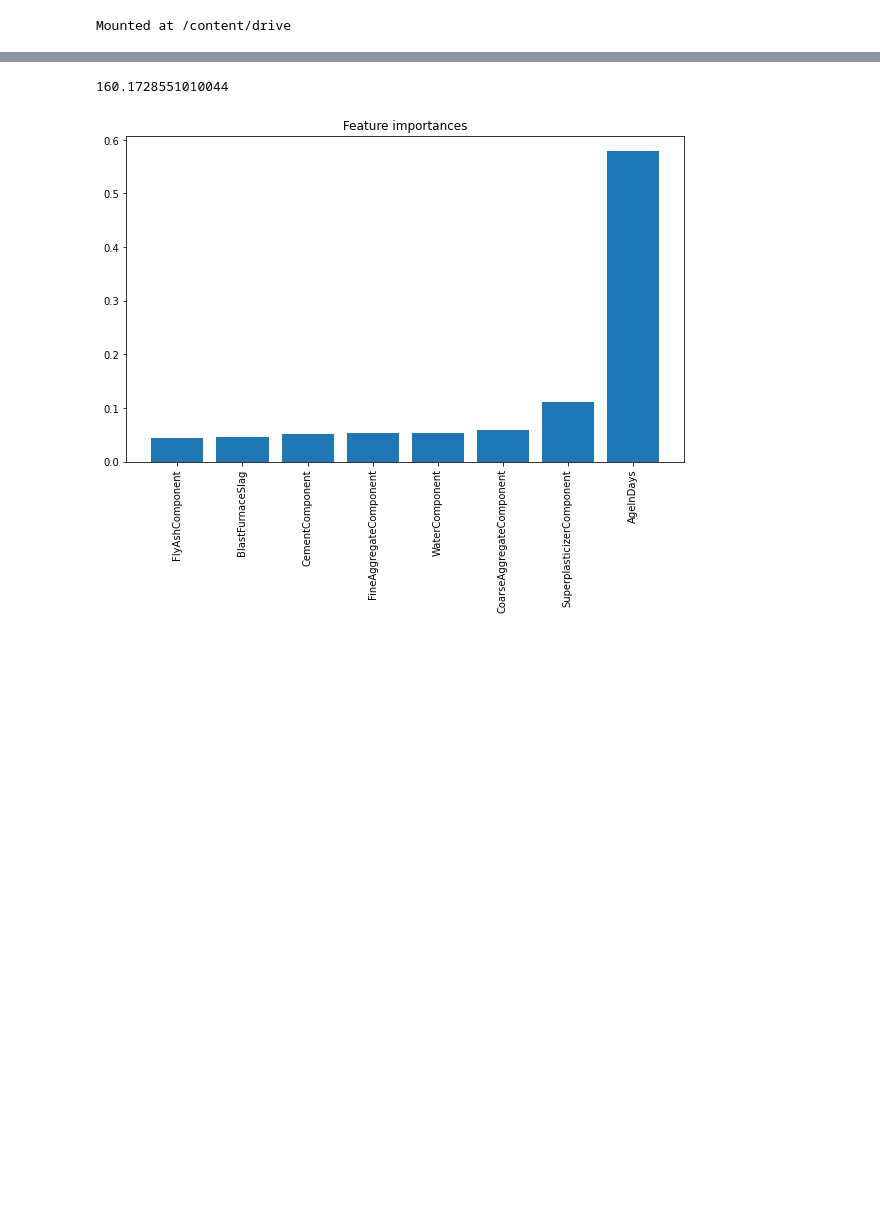
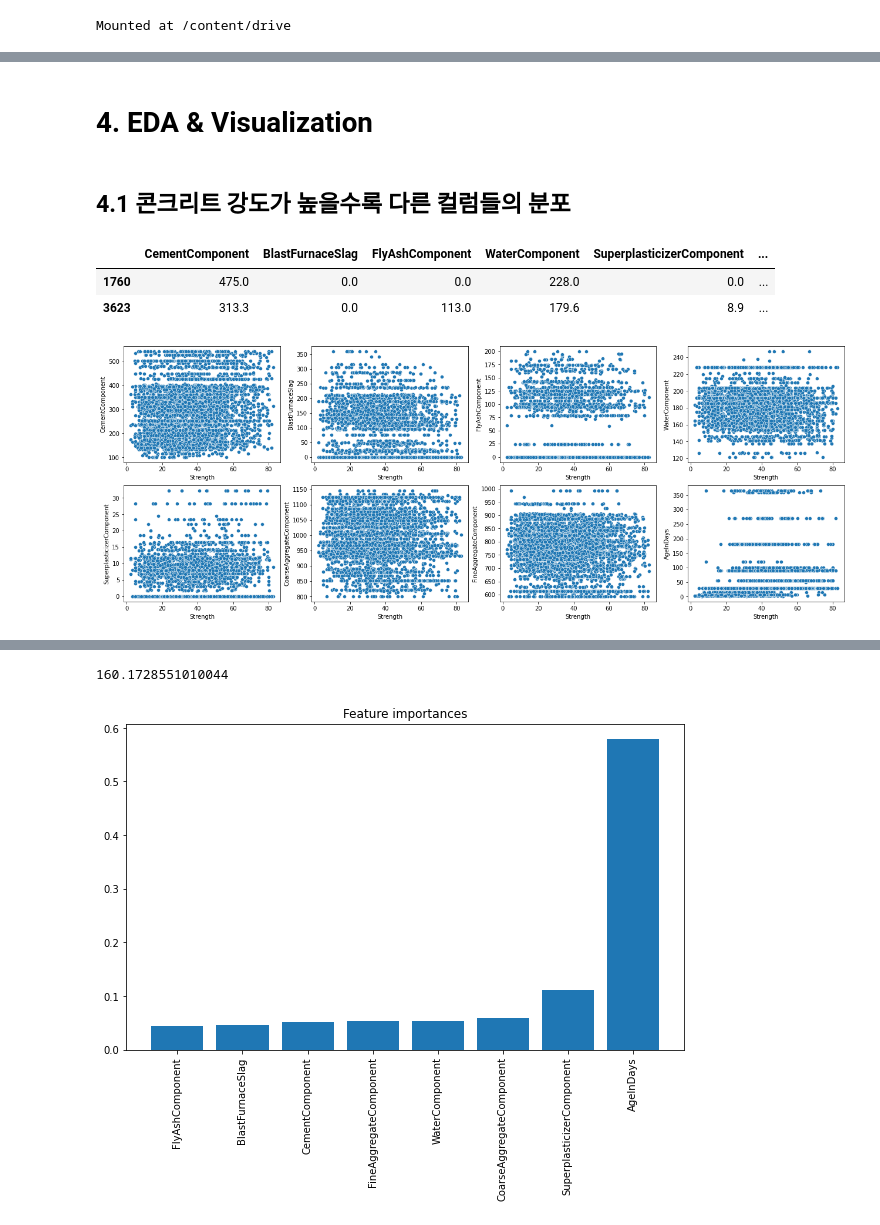
Before and after one commit to JaeHong-Park987/Kaggle, a Jupyter notebook: Playground Series/Season3/9/Episode 9.ipynb, the cells around one changed output, grey strips where cells are left out. Drawn from its saved outputs; the diff is of its cells as text; code cells hidden in the pictures; blank space fills up the shorter version.

Commit message:
콘크리트 강도 예측 - 콘크리트 강도가 높을수록 다른 컬럼들의 분포는? / 콘크리트를 구성하는 골재 비율은? / 방치된 일 수가 특출나게 높은 데이터는?

```diff
--- a/Playground Series/Season3/9/Episode 9.ipynb
+++ b/Playground Series/Season3/9/Episode 9.ipynb
@@ -144,0 +26,2 @@ df_train[df_train['Strength'] >= 80]
+# %%
+df = df_train.drop(['id'], axis = 1)
@@ -144,0 +112,8 @@ df_train[df_train['Strength'] >= 80]
+# %%
+# 골재 총합
+df['totalAggregate'] = df['CoarseAggregateComponent'] + df['FineAggregateComponent']
+# 혼합량 총합
+df['totalComponent'] = df[df.columns[0]] + df[df.columns[1]] + df[df.columns[2]] + df[df.columns[3]] + df[df.columns[4]] + df[df.columns[9]]
+# 골재 비율 = (골재 총합 / 혼합량 총합) * 100
+df['aggregate_ratio'] = round((df['totalAggregate'] / df['totalComponent']) * 100, 1)
+df.head()
@@ -144,0 +127,26 @@ df_train[df_train['Strength'] >= 80]
+# %% [markdown]
+# 4. EDA & Visualization
+# %% [markdown]
+## 4.1 콘크리트 강도가 높을수록 다른 컬럼들의 분포
+# %%
+# 콘크리트 강도 최대값의 데이터
+df[df['Strength'] == df['Strength'].max()]
+# %% [output]
+|  | CementComponent | BlastFurnaceSlag | FlyAshComponent | WaterComponent | SuperplasticizerComponent | ... |
+| 1760 | 475.0 | 0.0 | 0.0 | 228.0 | 0.0 | ... |
+| 3623 | 313.3 | 0.0 | 113.0 | 179.6 | 8.9 | ... |
+# %%
+f, ax = plt.subplots(2, 4, figsize = (22, 8))
+
+sns.scatterplot(data = df, x = 'Strength', y = 'CementComponent', ax = ax[0,0])
+sns.scatterplot(data = df, x = 'Strength', y = 'BlastFurnaceSlag', ax = ax[0,1])
+sns.scatterplot(data = df, x = 'Strength', y = 'FlyAshComponent', ax = ax[0,2])
+sns.scatterplot(data = df, x = 'Strength', y = 'WaterComponent', ax = ax[0,3])
+sns.scatterplot(data = df, x = 'Strength', y = 'SuperplasticizerComponent', ax = ax[1,0])
+sns.scatterplot(data = df, x = 'Strength', y = 'CoarseAggregateComponent', ax = ax[1,1])
+sns.scatterplot(data = df, x = 'Strength', y = 'FineAggregateComponent', ax = ax[1,2])
+sns.scatterplot(data = df, x = 'Strength', y = 'AgeInDays', ax = ax[1,3])
+
+plt.show()
+# %% [output]
+[figure, added]
```
Also changed, not shown: parts of 43 cells of this notebook.
